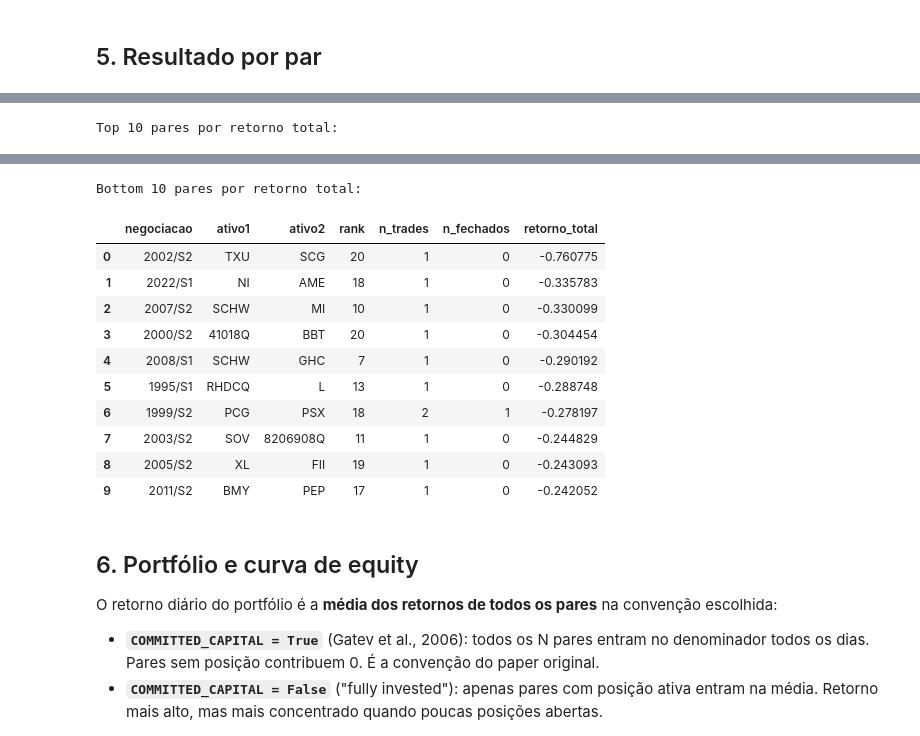
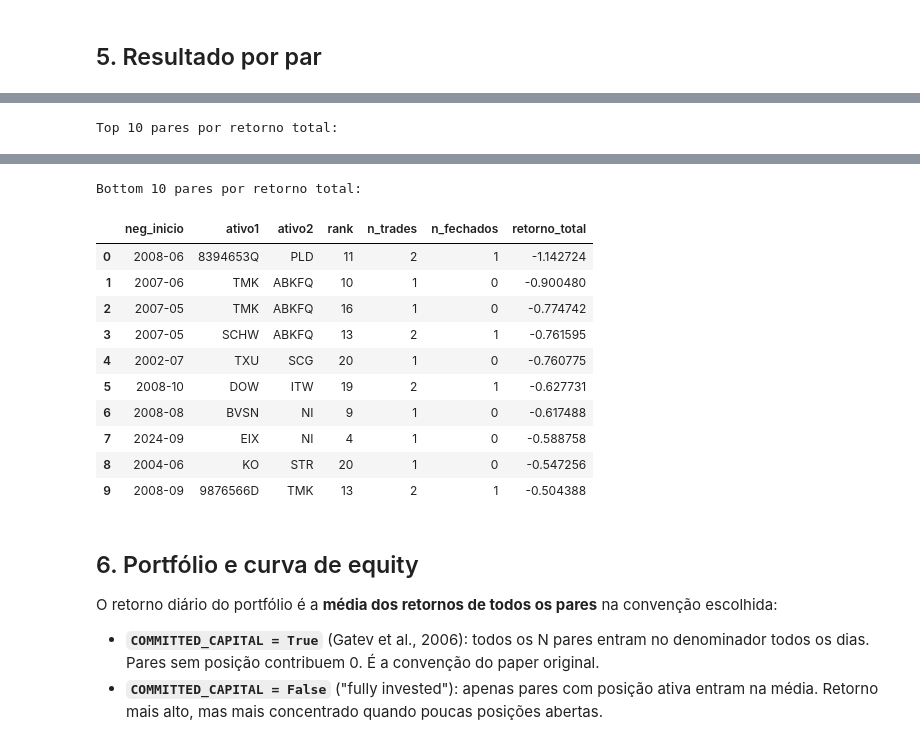
Before and after one commit to jvleichter-data/TCC-pair-trading, a Jupyter notebook: new_aproach/src/distance/pairs_trading.ipynb, the cells around one changed output, grey strips where cells are left out. Saved outputs shown, nothing was run; the diff lists cells and outputs as text; code cells hidden in the pictures.

```diff
--- a/new_aproach/src/distance/pairs_trading.ipynb
+++ b/new_aproach/src/distance/pairs_trading.ipynb
@@ -51,19 +51,20 @@ pares_raw = pd.read_csv('output/pares_formados.csv')
 df        = pd.read_csv('../../data_bases/base_unificada.csv', parse_dates=['date'])
 df        = df.set_index('date')
 
-colunas_preco = [c for c in df.columns if c not in META_COLS]
+colunas_preco   = [c for c in df.columns if c not in META_COLS]
+meses_por_linha = pd.PeriodIndex(df.index, freq='M')
 
-# Aplica filtro de período sobre o semestre de negociação
+# Aplica filtro de período sobre os meses de negociação
 pares = pares_raw.copy()
 if PERIODO_INICIO is not None:
-    pares = pares[pares['negociacao'] >= PERIODO_INICIO]
+    pares = pares[pares['negociacao_inicio'] >= PERIODO_INICIO]
 if PERIODO_FIM is not None:
-    pares = pares[pares['negociacao'] <= PERIODO_FIM]
+    pares = pares[pares['negociacao_fim'] <= PERIODO_FIM]
 
 print(f"Pares disponíveis : {len(pares_raw):,} ({pares_raw['janela'].nunique()} janelas)")
 if PERIODO_INICIO or PERIODO_FIM:
-    ini = PERIODO_INICIO or pares_raw['negociacao'].min()
-    fim = PERIODO_FIM    or pares_raw['negociacao'].max()
+    ini = PERIODO_INICIO or pares_raw['negociacao_inicio'].min()
+    fim = PERIODO_FIM    or pares_raw['negociacao_fim'].max()
     print(f"Período filtrado  : {ini} → {fim}  ({len(pares):,} pares, {pares['janela'].nunique()} janelas)")
 else:
     print("Período filtrado  : todo o histórico")
@@ -204,7 +207,6 @@ for _, par in pares.iterrows():
     a2    = par['ativo2']
     mu    = par['spread_media']
     sigma = par['spread_desvio']
-    p_neg = par['negociacao']
 
     # Filtro 1: sigma patologicamente pequeno (ghost tickers)
     if sigma < SIGMA_MIN:
@@ -216,11 +218,17 @@ for _, par in pares.iterrows():
         n_skip_ticker += 1
         continue
 
-    mask_form   = df['period'].isin([par['formacao_inicio'], par['formacao_fim']])
+    # Recortes por mês calendário (mesma convenção da formação)
+    form_inicio = pd.Period(par['formacao_inicio'],   freq='M')
+    form_fim    = pd.Period(par['formacao_fim'],      freq='M')
+    neg_inicio  = pd.Period(par['negociacao_inicio'], freq='M')
+    neg_fim     = pd.Period(par['negociacao_fim'],    freq='M')
+
+    mask_form = (meses_por_linha >= form_inicio) & (meses_por_linha <= form_fim)
+    mask_neg  = (meses_por_linha >= neg_inicio)  & (meses_por_linha <= neg_fim)
+
     precos_form = df.loc[mask_form, [a1, a2]].dropna()
-
-    mask_neg   = df['period'] == p_neg
-    precos_neg = df.loc[mask_neg, [a1, a2]].dropna()
+    precos_neg  = df.loc[mask_neg,  [a1, a2]].dropna()
 
     # Filtro 3: dados ausentes
     if len(precos_form) == 0 or len(precos_neg) == 0:
@@ -245,7 +253,8 @@ for _, par in pares.iterrows():
 
     resultados_pares.append({
         'janela'        : par['janela'],
-        'negociacao'    : p_neg,
+        'neg_inicio'    : par['negociacao_inicio'],
+        'neg_fim'       : par['negociacao_fim'],
         'ativo1'        : a1,
         'ativo2'        : a2,
         'rank'          : par['rank'],
@@ -266,9 +275,12 @@ for _, par in pares.iterrows():
     # artificialmente o retorno dos pares sobreviventes.
     #
     # COMMITTED_CAPITAL=False: só dias com posição ativa entram na média.
+    #
+    # Com janelas sobrepostas (PASSO_MESES < MESES_NEGOCIACAO) as carteiras coexistem:
+    # a média diária é tirada sobre todos os pares ativos, de todas as janelas.
     if COMMITTED_CAPITAL:
         ret_dict  = resultado['retorno_diario'].to_dict()
-        all_dates = df.index[mask_neg]          # todos os dias de pregão do semestre
+        all_dates = df.index[mask_neg]          # todos os dias de pregão do período
         for date in all_dates:
             retornos_por_data.setdefault(date, []).append(ret_dict.get(date, 0.0))
     else:
@@ -367,7 +379,7 @@ print("Top 10 pares por retorno total:")
 display(
     resultados_df
     .nlargest(10, 'retorno_total')
-    [['negociacao', 'ativo1', 'ativo2', 'rank', 'n_trades', 'n_fechados', 'retorno_total']]
+    [['neg_inicio', 'ativo1', 'ativo2', 'rank', 'n_trades', 'n_fechados', 'retorno_total']]
     .reset_index(drop=True)
 )
 
@@ -375,7 +387,7 @@ print("\nBottom 10 pares por retorno total:")
 display(
     resultados_df
     .nsmallest(10, 'retorno_total')
-    [['negociacao', 'ativo1', 'ativo2', 'rank', 'n_trades', 'n_fechados', 'retorno_total']]
+    [['neg_inicio', 'ativo1', 'ativo2', 'rank', 'n_trades', 'n_fechados', 'retorno_total']]
     .reset_index(drop=True)
 )
 # %% [output]
@@ -394,15 +406,15 @@ Top 10 pares por retorno total:
 Bottom 10 pares por retorno total:
-|  | negociacao | ativo1 | ativo2 | rank | n_trades | n_fechados | retorno_total |
-| 0 | 2002/S2 | TXU | SCG | 20 | 1 | 0 | -0.760775 |
-| 1 | 2022/S1 | NI | AME | 18 | 1 | 0 | -0.335783 |
-| 2 | 2007/S2 | SCHW | MI | 10 | 1 | 0 | -0.330099 |
-| 3 | 2000/S2 | 41018Q | BBT | 20 | 1 | 0 | -0.304454 |
-| 4 | 2008/S1 | SCHW | GHC | 7 | 1 | 0 | -0.290192 |
-| 5 | 1995/S1 | RHDCQ | L | 13 | 1 | 0 | -0.288748 |
-| 6 | 1999/S2 | PCG | PSX | 18 | 2 | 1 | -0.278197 |
-| 7 | 2003/S2 | SOV | 8206908Q | 11 | 1 | 0 | -0.244829 |
-| 8 | 2005/S2 | XL | FII | 19 | 1 | 0 | -0.243093 |
-| 9 | 2011/S2 | BMY | PEP | 17 | 1 | 0 | -0.242052 |
+|  | neg_inicio | ativo1 | ativo2 | rank | n_trades | n_fechados | retorno_total |
+| 0 | 2008-06 | 8394653Q | PLD | 11 | 2 | 1 | -1.142724 |
+| 1 | 2007-06 | TMK | ABKFQ | 10 | 1 | 0 | -0.900480 |
+| 2 | 2007-05 | TMK | ABKFQ | 16 | 1 | 0 | -0.774742 |
+| 3 | 2007-05 | SCHW | ABKFQ | 13 | 2 | 1 | -0.761595 |
+| 4 | 2002-07 | TXU | SCG | 20 | 1 | 0 | -0.760775 |
+| 5 | 2008-10 | DOW | ITW | 19 | 2 | 1 | -0.627731 |
+| 6 | 2008-08 | BVSN | NI | 9 | 1 | 0 | -0.617488 |
+| 7 | 2024-09 | EIX | NI | 4 | 1 | 0 | -0.588758 |
+| 8 | 2004-06 | KO | STR | 20 | 1 | 0 | -0.547256 |
+| 9 | 2008-09 | 9876566D | TMK | 13 | 2 | 1 | -0.504388 |
 # %% [markdown]
 ## 6. Portfólio e curva de equity
 
```
Also changed, not shown: parts of 18 cells of this notebook, 18 other files.
